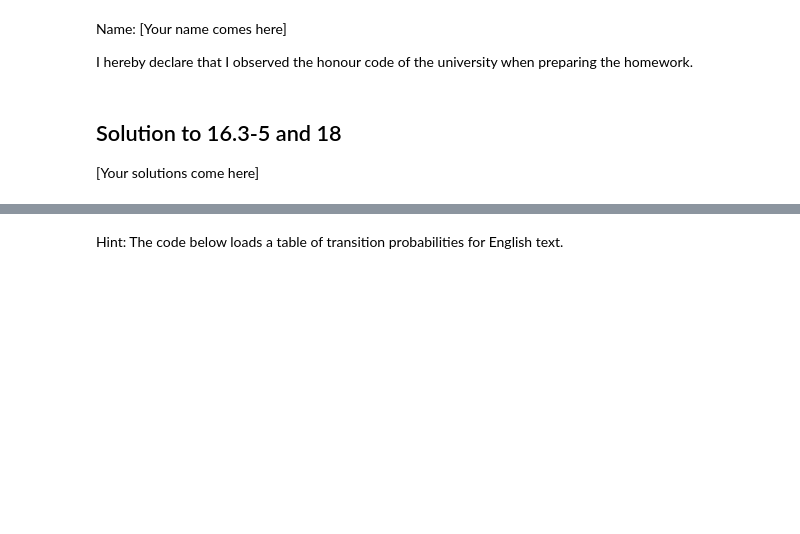
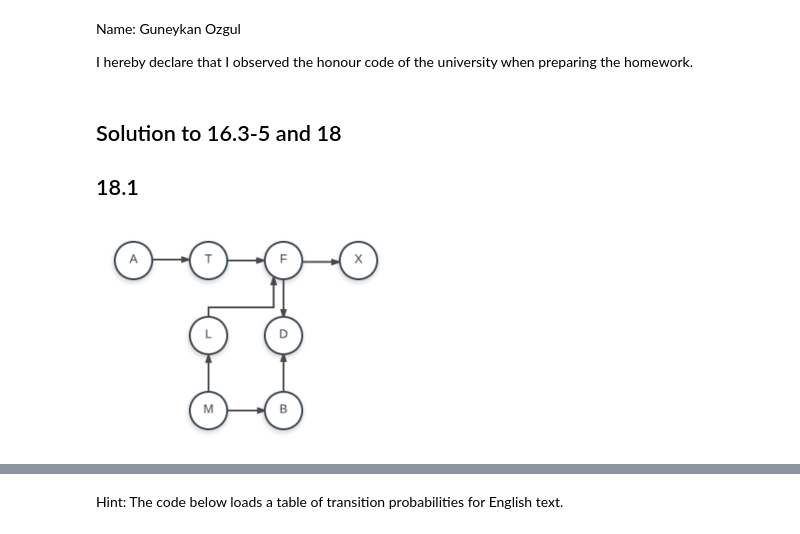
Before and after one commit to CMPE547-Spring-2017-Bogazici/hw3, a Jupyter notebook: Markov Chain of Letters.ipynb, the cells around one changed output, grey strips where cells are left out. Drawn from its saved outputs; the diff is of its cells as text; code cells hidden in the pictures; blank space fills up the shorter version.

```diff
--- a/Markov Chain of Letters.ipynb
+++ b/Markov Chain of Letters.ipynb
@@ -1,7 +1,12 @@
 # %% [markdown]
-Name: [Your name comes here]
+Name: Guneykan Ozgul
 
 I hereby declare that I observed the honour code of the university when preparing the homework.
 # %% [markdown]
 ## Solution to 16.3-5 and 18
-[Your solutions come here]
+## 18.1
+# %%
+from IPython.display import Image as im
+Image("graph1.png",width=300)
+# %% [output]
+[figure, added]
```
Also changed, not shown: parts of 9 cells of this notebook, 3 other files.
